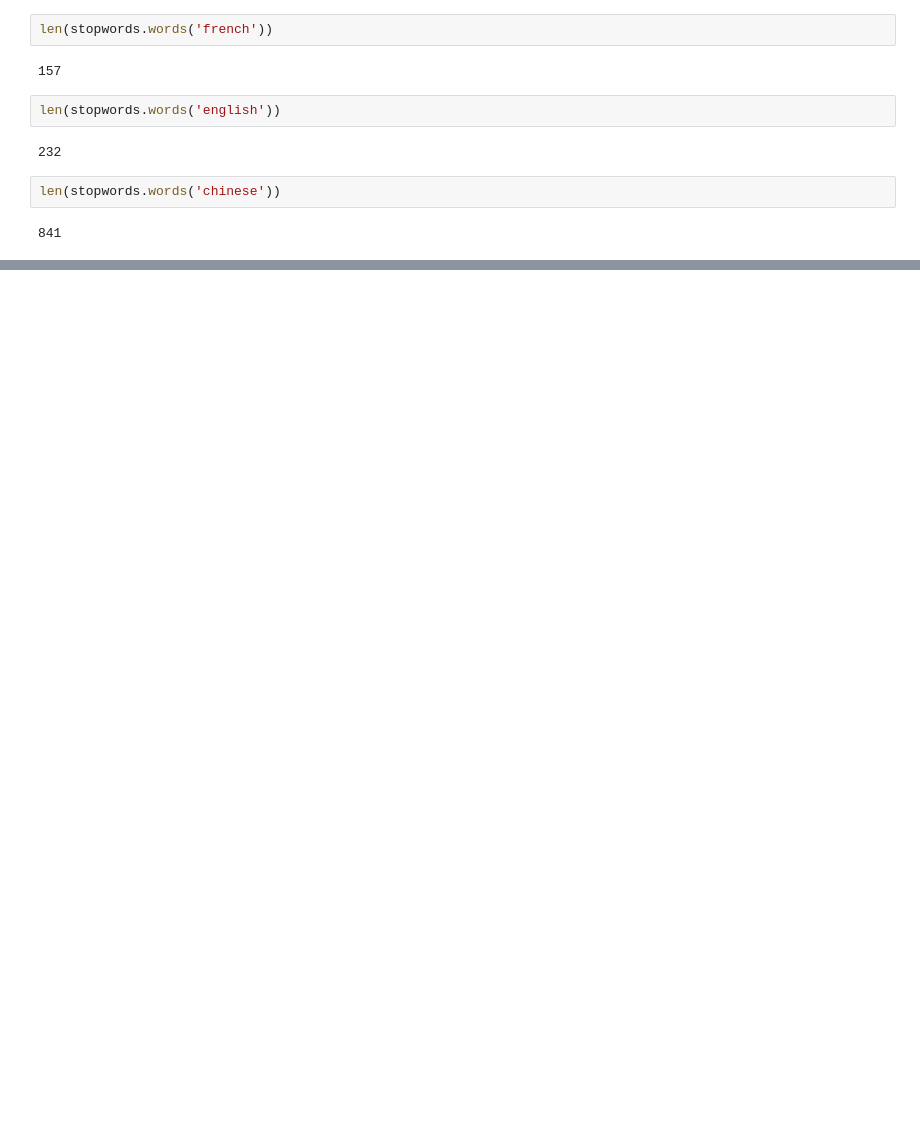
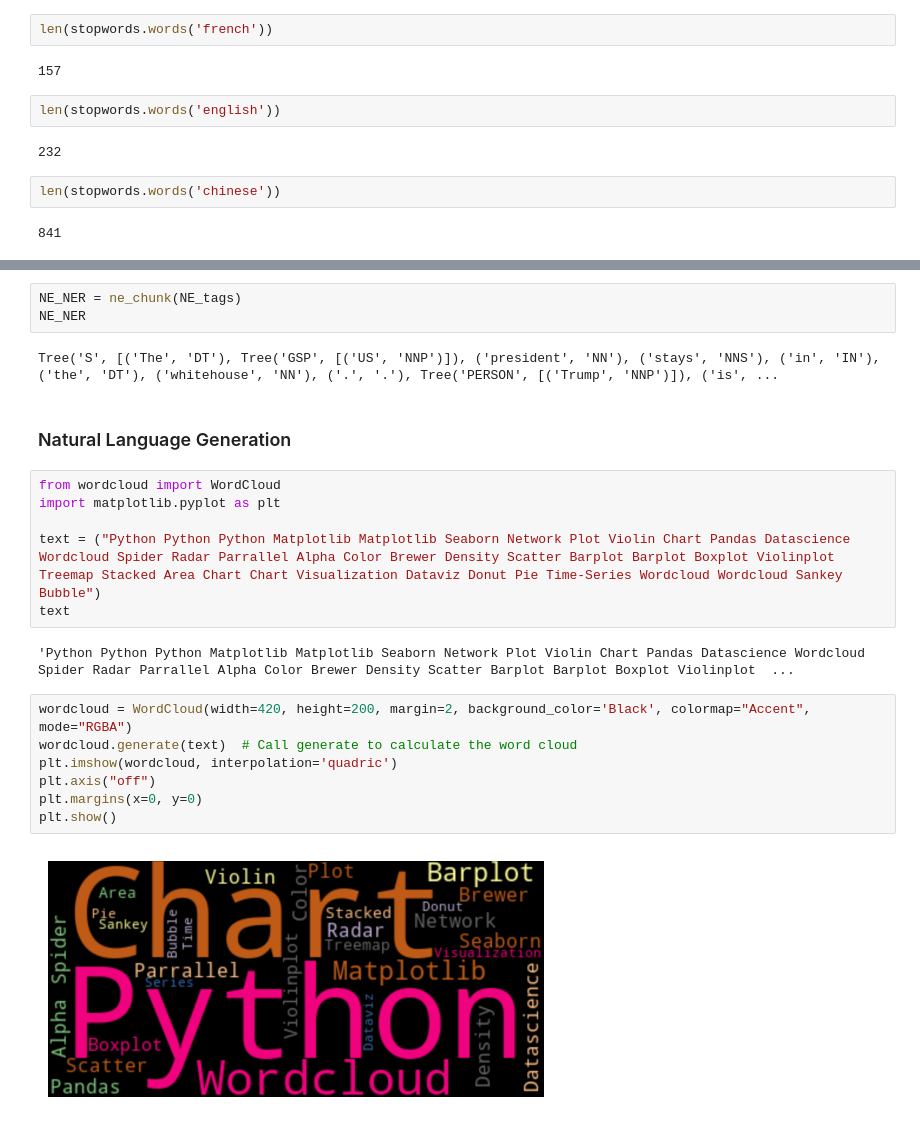
Before and after one commit to corpsedust/NareshIT, a Jupyter notebook: DailyClassroomNotes/NLP/NLP_part1.ipynb, the cells around one changed output, grey strips where cells are left out. Cells and saved outputs as stored; diff of their text form; blank space fills up the shorter version.

```diff
--- a/DailyClassroomNotes/NLP/NLP_part1.ipynb
+++ b/DailyClassroomNotes/NLP/NLP_part1.ipynb
@@ -309,0 +374,24 @@ len(stopwords.words('chinese'))
+# %%
+NE_NER = ne_chunk(NE_tags)
+NE_NER
+# %% [output]
+Tree('S', [('The', 'DT'), Tree('GSP', [('US', 'NNP')]), ('president', 'NN'), ('stays', 'NNS'), ('in', 'IN'), ('the', 'DT'), ('whitehouse', 'NN'), ('.', '.'), Tree('PERSON', [('Trump', 'NNP')]), ('is', ...
+# %% [markdown]
+### Natural Language Generation
+# %%
+from wordcloud import WordCloud
+import matplotlib.pyplot as plt
+
+text = ("Python Python Python Matplotlib Matplotlib Seaborn Network Plot Violin Chart Pandas Datascience Wordcloud Spider Radar Parrallel Alpha Color Brewer Density Scatter Barplot Barplot Boxplot Violinplot Treemap Stacked Area Chart Chart Visualization Dataviz Donut Pie Time-Series Wordcloud Wordcloud Sankey Bubble")
+text
+# %% [output]
+'Python Python Python Matplotlib Matplotlib Seaborn Network Plot Violin Chart Pandas Datascience Wordcloud Spider Radar Parrallel Alpha Color Brewer Density Scatter Barplot Barplot Boxplot Violinplot  ...
+# %%
+wordcloud = WordCloud(width=420, height=200, margin=2, background_color='Black', colormap="Accent", mode="RGBA")
+wordcloud.generate(text)  # Call generate to calculate the word cloud
+plt.imshow(wordcloud, interpolation='quadric')
+plt.axis("off")
+plt.margins(x=0, y=0)
+plt.show()
+# %% [output]
+[figure, added]
```
Also changed, not shown: parts of 7 cells of this notebook.
